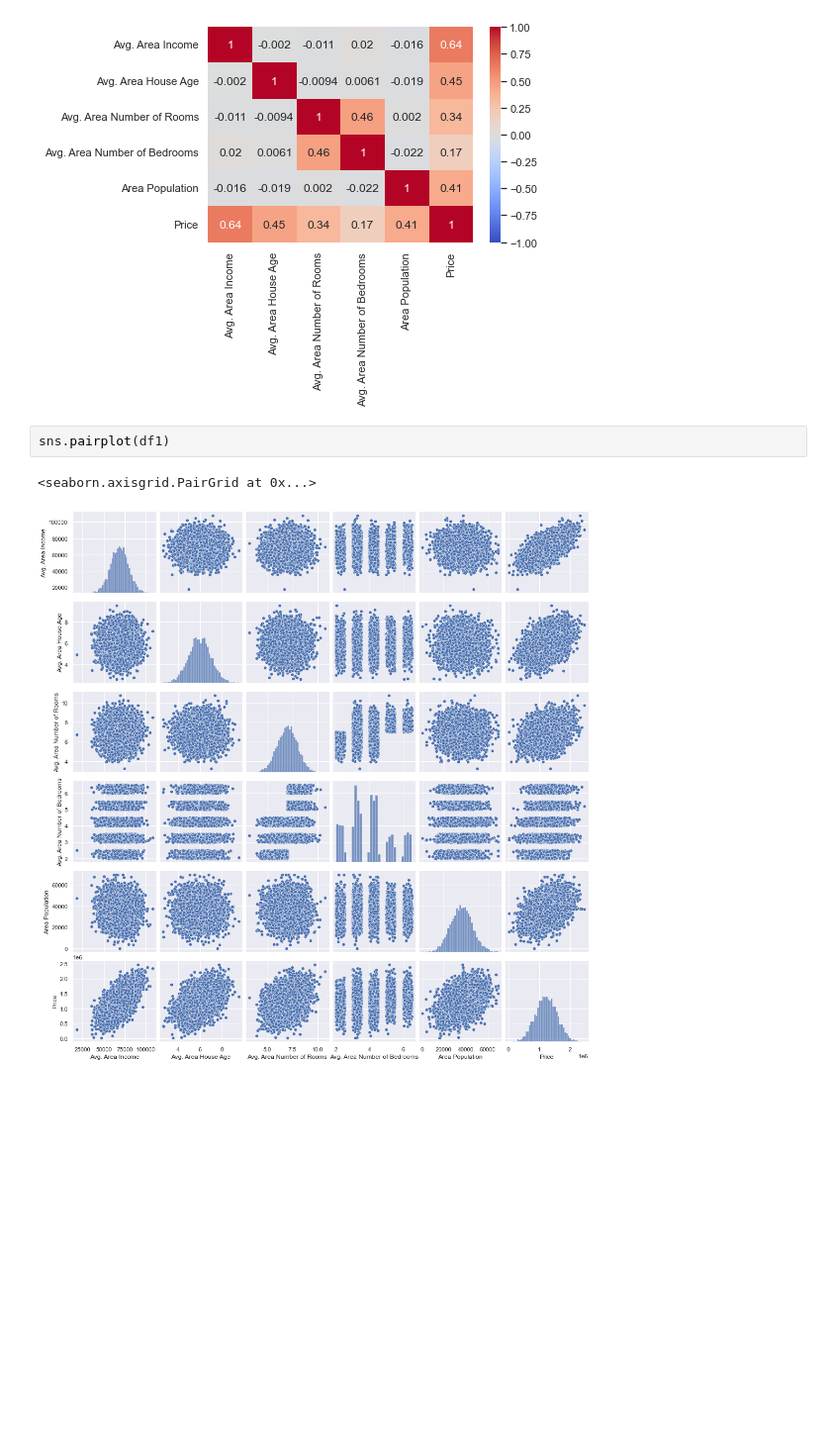
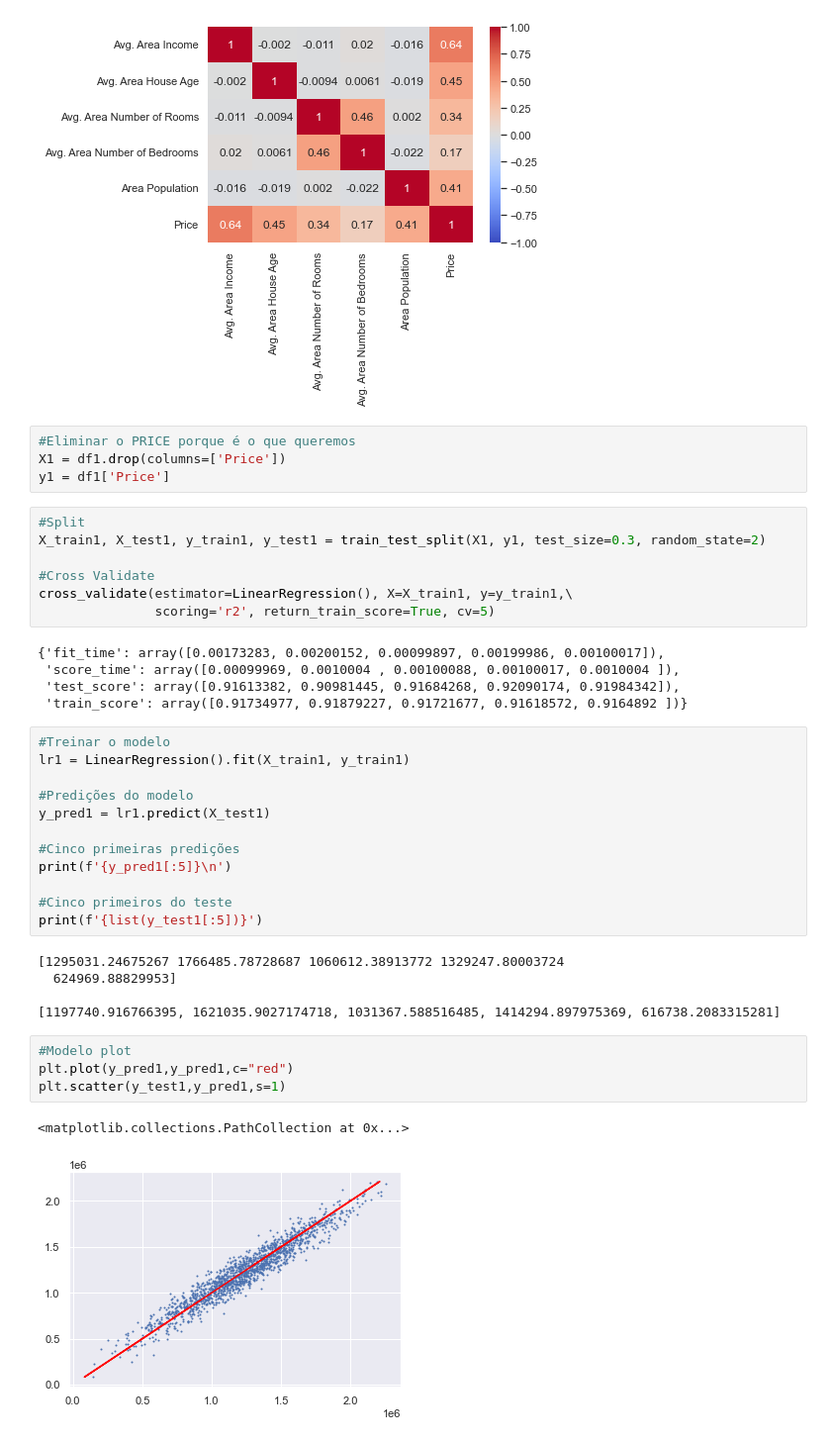
Before and after one commit to Gartarok/Bootcamp-Dados, a Jupyter notebook: DataScience/Case2/RegMultipla.ipynb, the cells around one changed output. Shown at 99% size. Drawn from its saved outputs; the diff is of its cells as text; blank space fills up the shorter version.

```diff
--- a/DataScience/Case2/RegMultipla.ipynb
+++ b/DataScience/Case2/RegMultipla.ipynb
@@ -346,8 +343,43 @@ sns.heatmap(df1.corr(), cmap='coolwarm', annot=True, vmin=-1, vmax=1)
 # %% [output]
 <AxesSubplot:>
 [figure]
-# %%
-sns.pairplot(df1)
-# %% [output]
-<seaborn.axisgrid.PairGrid at 0x...>
-[figure, removed]
+# %%
+#Eliminar o PRICE porque é o que queremos
+X1 = df1.drop(columns=['Price'])
+y1 = df1['Price']
+# %%
+#Split
+X_train1, X_test1, y_train1, y_test1 = train_test_split(X1, y1, test_size=0.3, random_state=2)
+
+#Cross Validate
+cross_validate(estimator=LinearRegression(), X=X_train1, y=y_train1,\
+               scoring='r2', return_train_score=True, cv=5)
+# %% [output]
+{'fit_time': array([0.00173283, 0.00200152, 0.00099897, 0.00199986, 0.00100017]),
+ 'score_time': array([0.00099969, 0.0010004 , 0.00100088, 0.00100017, 0.0010004 ]),
+ 'test_score': array([0.91613382, 0.90981445, 0.91684268, 0.92090174, 0.91984342]),
+ 'train_score': array([0.91734977, 0.91879227, 0.91721677, 0.91618572, 0.9164892 ])}
+# %%
+#Treinar o modelo
+lr1 = LinearRegression().fit(X_train1, y_train1)
+
+#Predições do modelo
+y_pred1 = lr1.predict(X_test1)
+
+#Cinco primeiras predições
+print(f'{y_pred1[:5]}\n')
+
+#Cinco primeiros do teste
+print(f'{list(y_test1[:5])}')
+# %% [output]
+[1295031.24675267 1766485.78728687 1060612.38913772 1329247.80003724
+  624969.88829953]
+
+[1197740.916766395, 1621035.9027174718, 1031367.588516485, 1414294.897975369, 616738.2083315281]
+# %%
+#Modelo plot
+plt.plot(y_pred1,y_pred1,c="red")
+plt.scatter(y_test1,y_pred1,s=1)
+# %% [output]
+<matplotlib.collections.PathCollection at 0x...>
+[figure, added]
```
Also changed, not shown: parts of 12 cells of this notebook.
